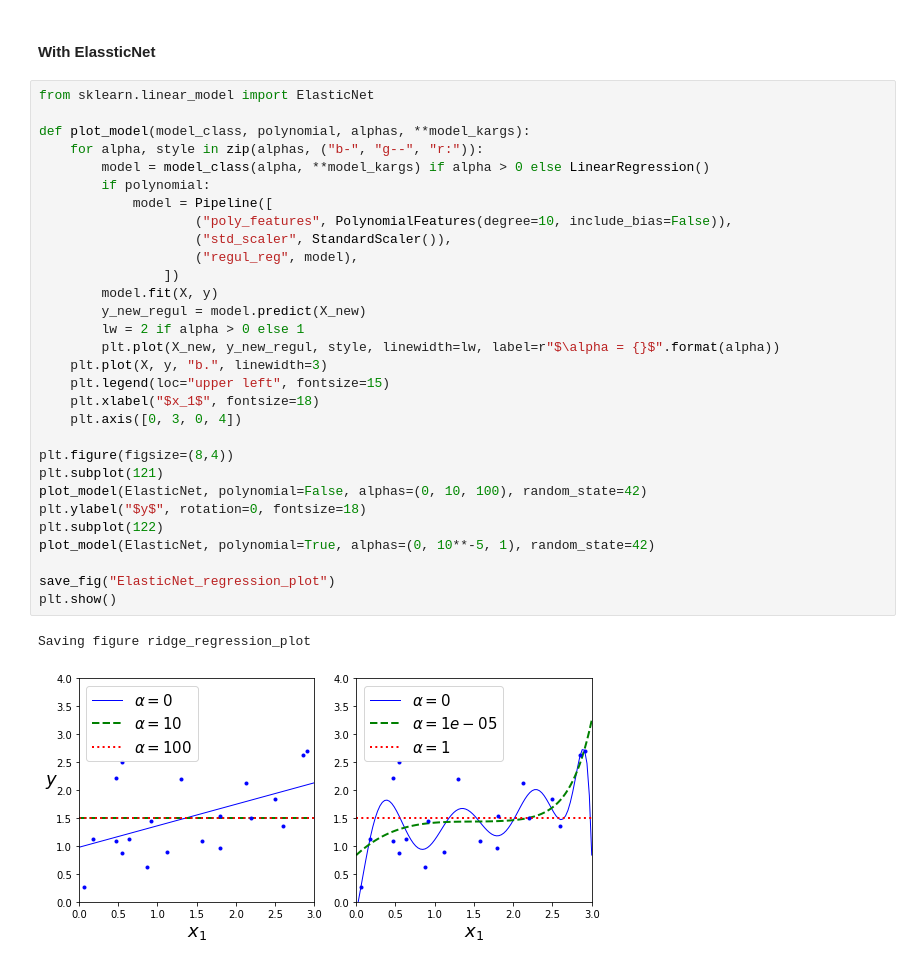
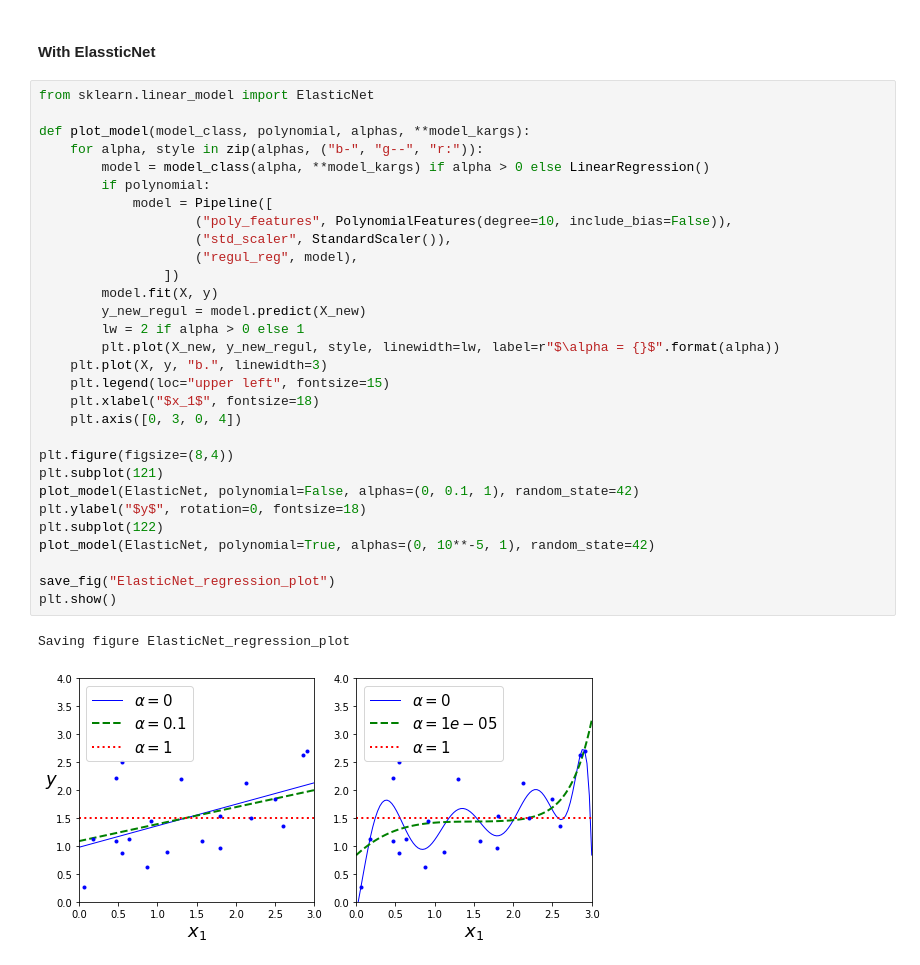
Before and after one commit to denotevn/To-master-machine-learning, a Jupyter notebook: Train Model/LineaRegression.ipynb, the cells around one changed output. Drawn from its saved outputs; the diff is of its cells as text.

Commit message:
Regularized Linear Models

```diff
--- a/Train Model/LineaRegression.ipynb
+++ b/Train Model/LineaRegression.ipynb
@@ -450,33 +450,33 @@ Saving figure ridge_regression_plot
 # %%
 from sklearn.linear_model import ElasticNet
 
 def plot_model(model_class, polynomial, alphas, **model_kargs):
     for alpha, style in zip(alphas, ("b-", "g--", "r:")):
         model = model_class(alpha, **model_kargs) if alpha > 0 else LinearRegression()
         if polynomial:
             model = Pipeline([
                     ("poly_features", PolynomialFeatures(degree=10, include_bias=False)),
                     ("std_scaler", StandardScaler()),
                     ("regul_reg", model),
                 ])
         model.fit(X, y)
         y_new_regul = model.predict(X_new)
         lw = 2 if alpha > 0 else 1
         plt.plot(X_new, y_new_regul, style, linewidth=lw, label=r"$\alpha = {}$".format(alpha))
     plt.plot(X, y, "b.", linewidth=3)
     plt.legend(loc="upper left", fontsize=15)
     plt.xlabel("$x_1$", fontsize=18)
     plt.axis([0, 3, 0, 4])
 
 plt.figure(figsize=(8,4))
 plt.subplot(121)
-plot_model(ElasticNet, polynomial=False, alphas=(0, 10, 100), random_state=42)
+plot_model(ElasticNet, polynomial=False, alphas=(0, 0.1, 1), random_state=42)
 plt.ylabel("$y$", rotation=0, fontsize=18)
 plt.subplot(122)
 plot_model(ElasticNet, polynomial=True, alphas=(0, 10**-5, 1), random_state=42)
 
 save_fig("ElasticNet_regression_plot")
 plt.show()
 # %% [output]
-Saving figure ridge_regression_plot
+Saving figure ElasticNet_regression_plot
-[figure, old version]
+[figure, new version]
```
Also changed, not shown: parts of 19 cells of this notebook, 3 other files.
